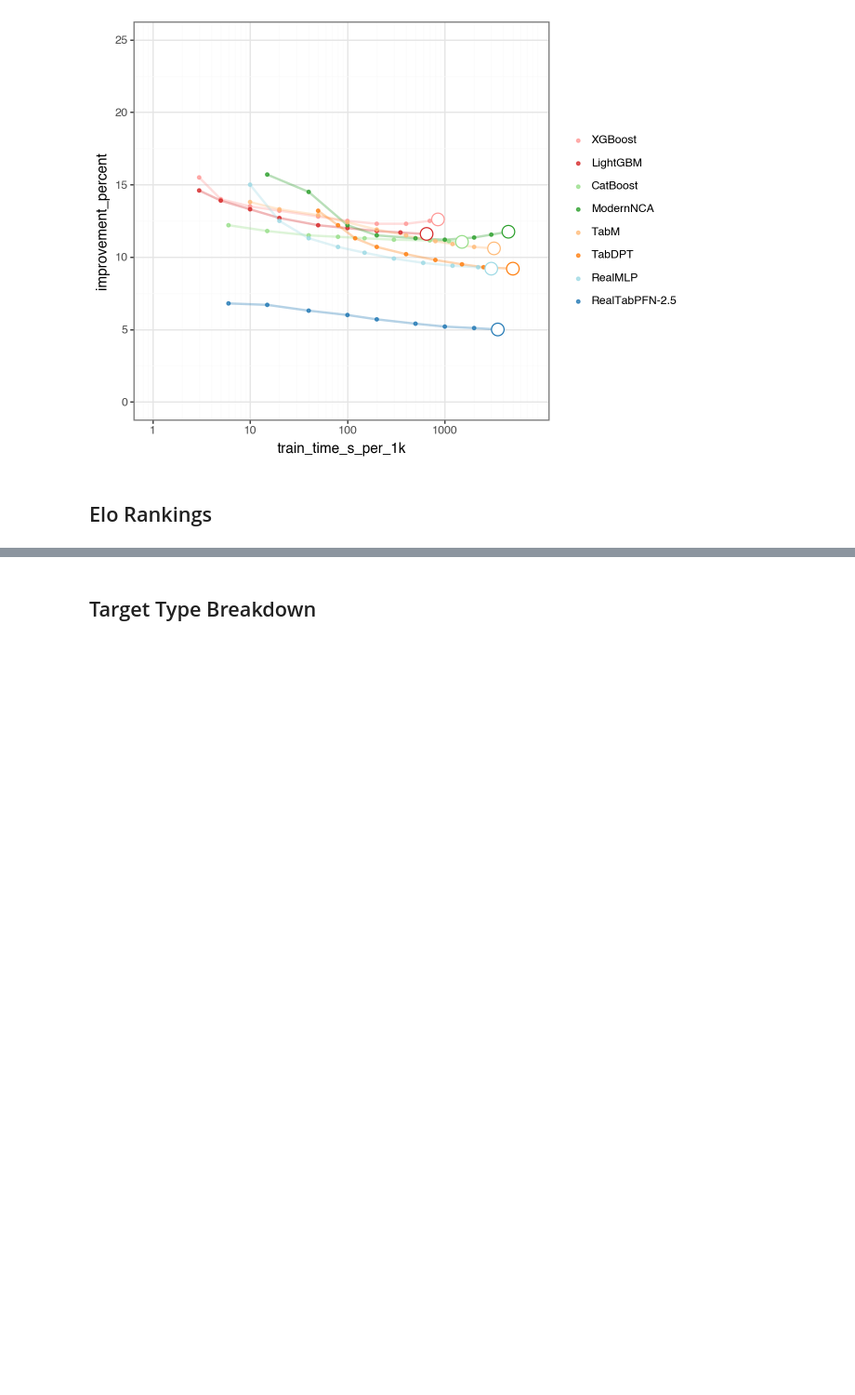
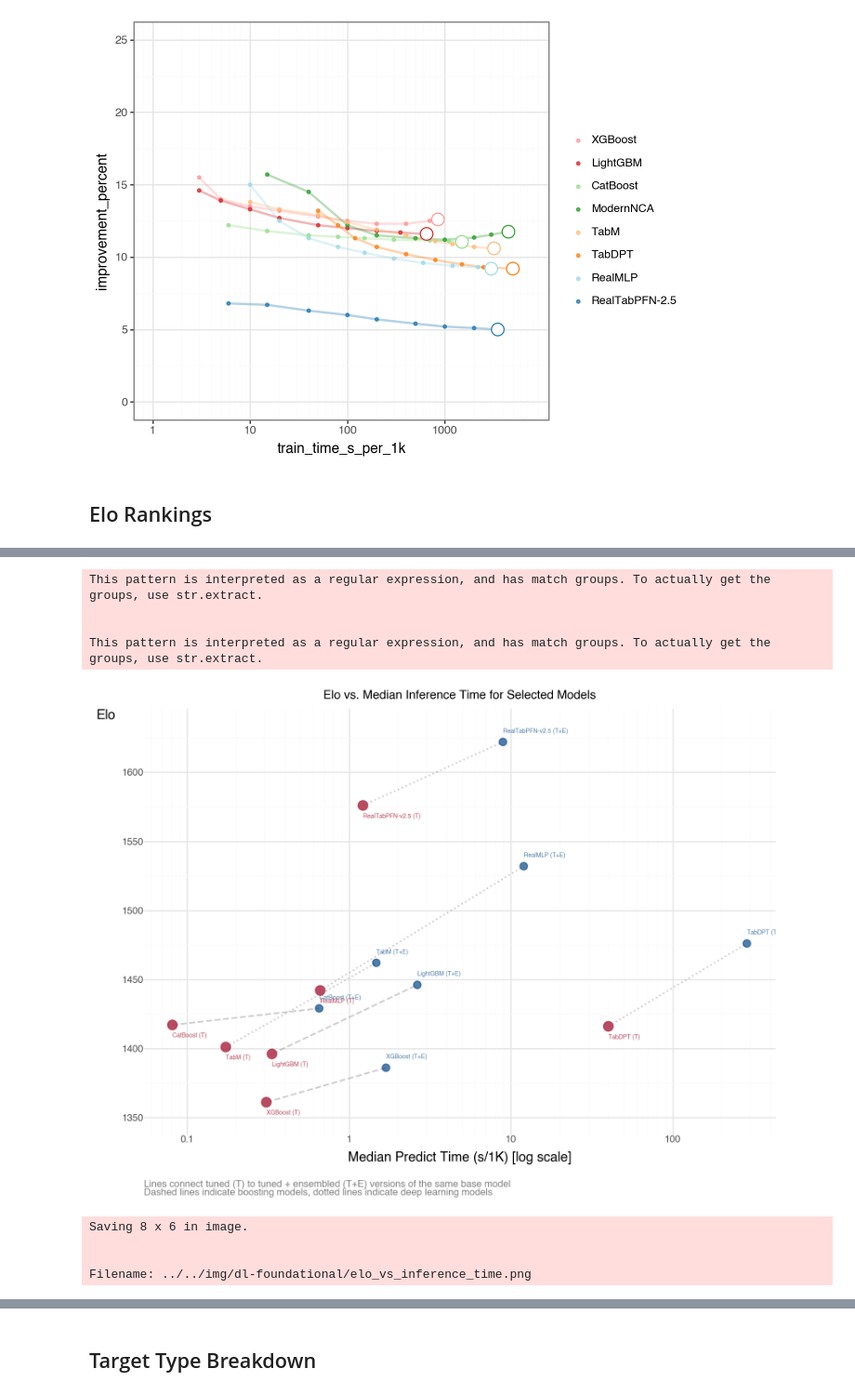
Before and after one commit to m-clark/m-clark.github.io, a Jupyter notebook: posts/2026-03-01-dl-for-tabular-foundational/explore_tabarena_and_img_gen.ipynb, the cells around one changed output, grey strips where cells are left out. Shown at 93% size. Saved outputs shown, nothing was run; the diff lists cells and outputs as text; code cells hidden in the pictures; blank space fills up the shorter version.

Commit message:
Refine content and improve clarity in the deep learning for tabular data post

```diff
--- a/posts/2026-03-01-dl-for-tabular-foundational/explore_tabarena.ipynb
+++ b/posts/2026-03-01-dl-for-tabular-foundational/explore_tabarena_and_img_gen.ipynb
@@ -6,16 +6,18 @@ from plotly.subplots import make_subplots
 from plotnine import *
 
 import polars as pl
+import pandas as pd
 import numpy as np
 
-df_long = pl.read_csv('../../data/dl-foundational/df_metrics_by_data.csv')
+df_metrics = pl.read_csv('../../data/dl-foundational/df_metrics_by_data.csv')
 
-print(df_long['Model'].unique().to_list())
+print(df_metrics['Model'].unique().to_list())
 
 # Filter to key models
+
 key_models = ['XGBoost', 'LightGBM', 'CatBoost', 'RealMLP', 'TabM', 'TabPFNv2', 'TabDPT', 'AutoGluon']
 
-df_plot = df_long.filter(pl.col('Model').is_in(key_models)).with_columns(
+df_plot = df_metrics.filter(pl.col('Model').is_in(key_models)).with_columns(
     pl.when(pl.col("Model").is_in(['XGBoost', 'LightGBM', 'CatBoost']))
     .then(pl.lit('Boosting'))
     .otherwise(pl.lit('DL'))
@@ -700,0 +721,57 @@ p.show()
+# %%
+import re
+
+# Select models matching Boost, TabM, Real, Gluon, DPT followed by 'tuned + ensemb'
+pattern = re.compile(
+    r"(XGBoost|LightGBM|CatBoost|RealMLP|TabM|TabDPT|PFN|AutoGluon).*(tuned \+ ensemb)", re.IGNORECASE
+)
+pdat_te = df_elo[df_elo['Model'].str.contains(pattern)].assign(Model=lambda x: x['Model'].str.replace('(tuned + ensembled)', '(T+E)', regex=False))
+
+pattern = re.compile(
+    r"(XGBoost|LightGBM|CatBoost|RealMLP|TabM|TabDPT|PFN|AutoGluon).*(tuned\)$)", re.IGNORECASE
+)
+
+pdat_tuned = df_elo[df_elo['Model'].str.contains(pattern)].assign(Model=lambda x: x['Model'].str.replace(r' \(tuned\)$', ' (T)', regex=True))
+
+# (
+#     ggplot(pdat_te, aes(x='Median Predict Time (s/1K)', y='Elo', label='Model'))
+#     + geom_point(size=3, color='#084887', alpha=0.7)
+#     + geom_point(
+#         data=pdat_tuned,
+#         mapping=aes(x='Median Predict Time (s/1K)', y='Elo'),
+#         size=4,
+#         color='#b33951',
+#         alpha=0.9,
+#         show_legend=False
+#     )
+#     + geom_text(nudge_y=15, color='#084887', size=7, ha='left', va='bottom', alpha=0.7)
+#     + geom_text(
+#         data=pdat_tuned,
+#         mapping=aes(x='Median Predict Time (s/1K)', y='Elo', label='Model'),
+#         nudge_y=-15,
+#         size=7,
+#         ha='left',
+#         va='top',
+#         alpha=0.9,
+#         color='#b33951',
+#         show_legend=False
+#     )
+#     + scale_x_log10()
+#     + labs(
+#         x='Median Predict Time (s/1K) [log scale]',
+#         y='Elo',
+#         title='Elo vs. Median Inference Time for Selected Models'
+#     )
+#     + theme_bw()
+#     + theme(
+#         axis_text_x=element_text(size=8),
+#         axis_text_y=element_text(size=8),
+#         plot_title=element_text(size=10, weight='bold'),
+#         figure_size=(6, 4)
+#     )
+# )
+# %% [output]
+This pattern is interpreted as a regular expression, and has match groups. To actually get the groups, use str.extract.
+
+
+This pattern is interpreted as a regular expression, and has match groups. To actually get the groups, use str.extract.
@@ -700,0 +962,13 @@ p.show()
+# %%
+p_elo = plot_tuned_vs_ensemble_inference(
+    target_col="Elo",
+    base_theme=theme_minimal
+)
+p_elo.show()
+p.save('../../img/dl-foundational/elo_vs_inference_time.png', dpi=300)
+# %% [output]
+[figure, added]
+Saving 8 x 6 in image.
+
+
+Filename: ../../img/dl-foundational/elo_vs_inference_time.png
```
Also changed, not shown: parts of 14 cells of this notebook, 6 other files.
